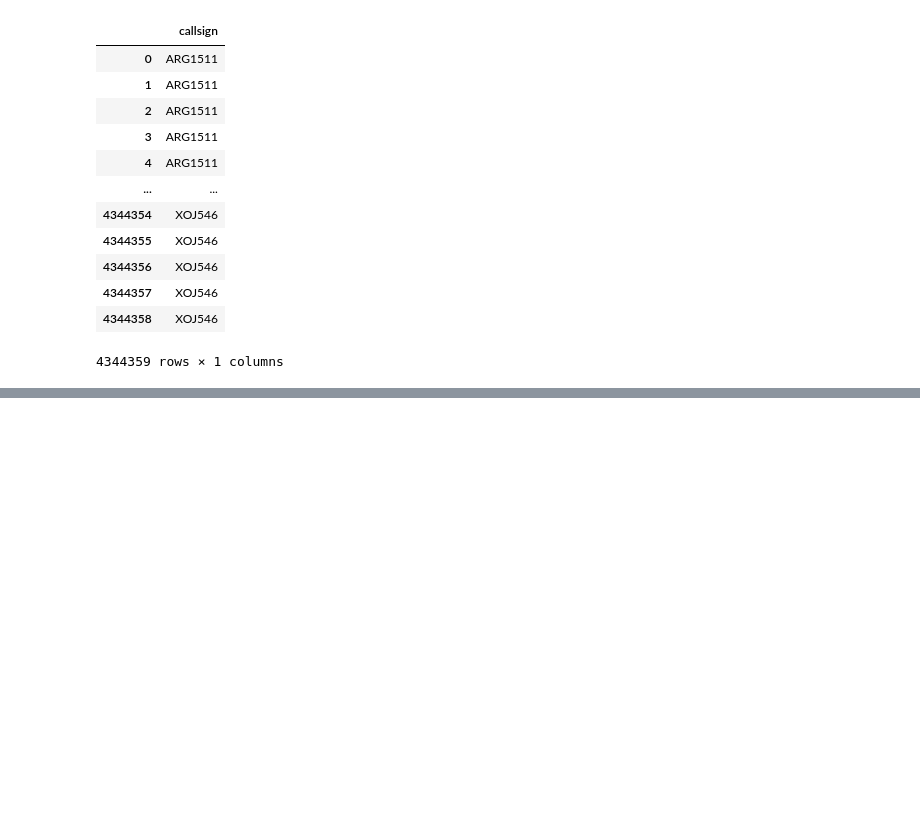
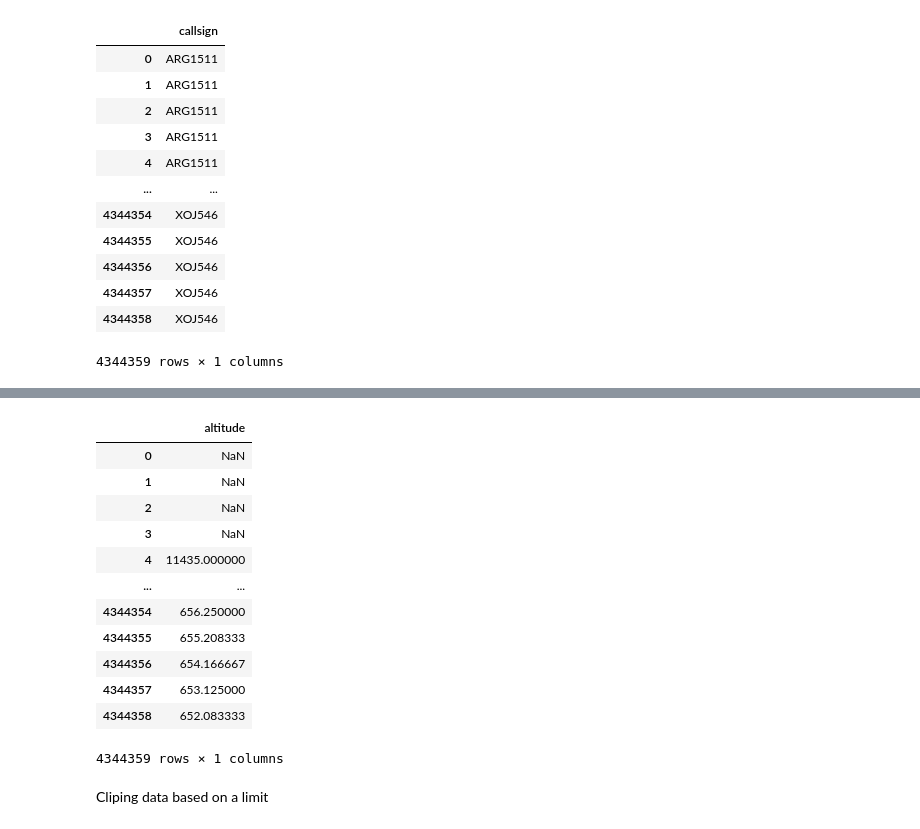
Before and after one commit to kachraz/ytlpda, a Jupyter notebook: KAG/ytleapan.ipynb, the cells around one changed output, grey strips where cells are left out. Drawn from its saved outputs; the diff is of its cells as text; code cells hidden in the pictures; blank space fills up the shorter version.

```diff
--- a/KAG/ytleapan.ipynb
+++ b/KAG/ytleapan.ipynb
@@ -977,0 +1022,18 @@ df[['callsign']].cummax()
+# %%
+df[['altitude']].rolling(window=5).mean()
+# %% [output]
+|  | altitude |
+| 0 | NaN |
+| 1 | NaN |
+| 2 | NaN |
+| 3 | NaN |
+| 4 | 11435.000000 |
+| ... | ... |
+| 4344354 | 656.250000 |
+| 4344355 | 655.208333 |
+| 4344356 | 654.166667 |
+| 4344357 | 653.125000 |
+| 4344358 | 652.083333 |
+4344359 rows × 1 columns
+# %% [markdown]
+Cliping data based on a limit
```
Also changed, not shown: parts of 5 cells of this notebook.
